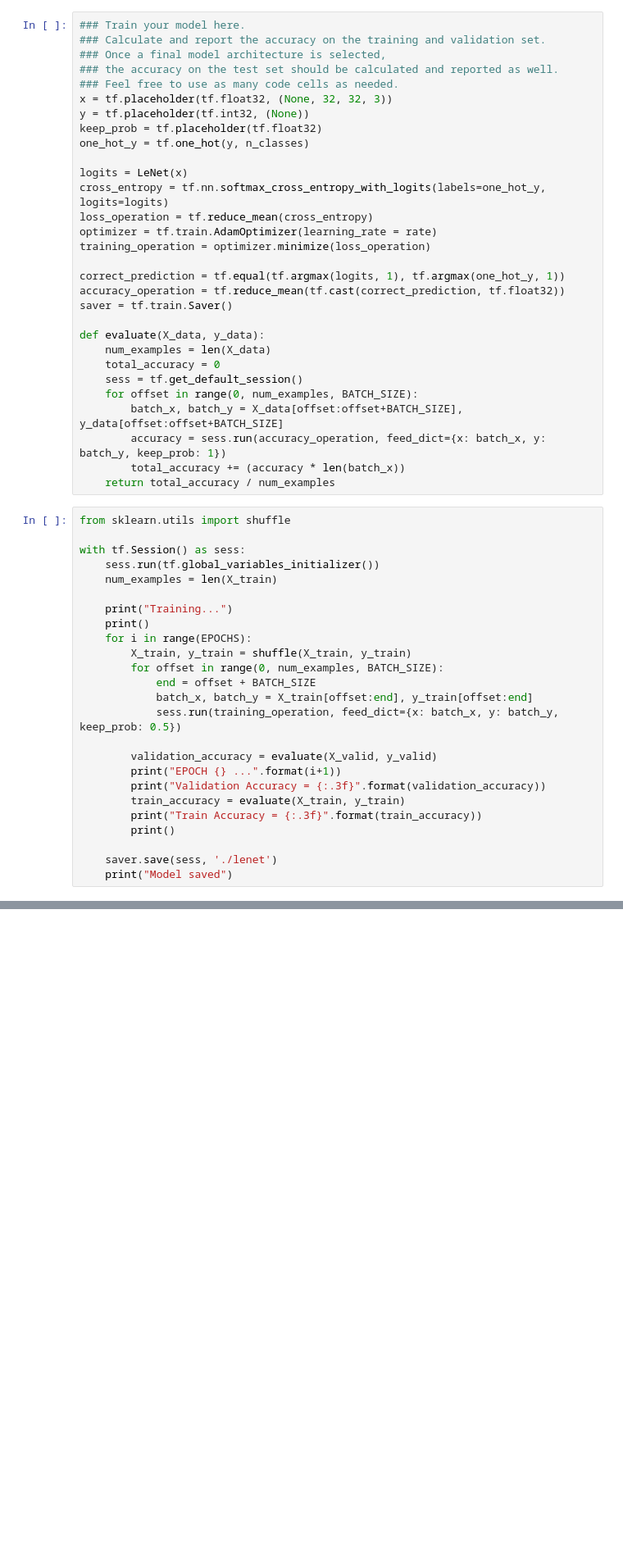
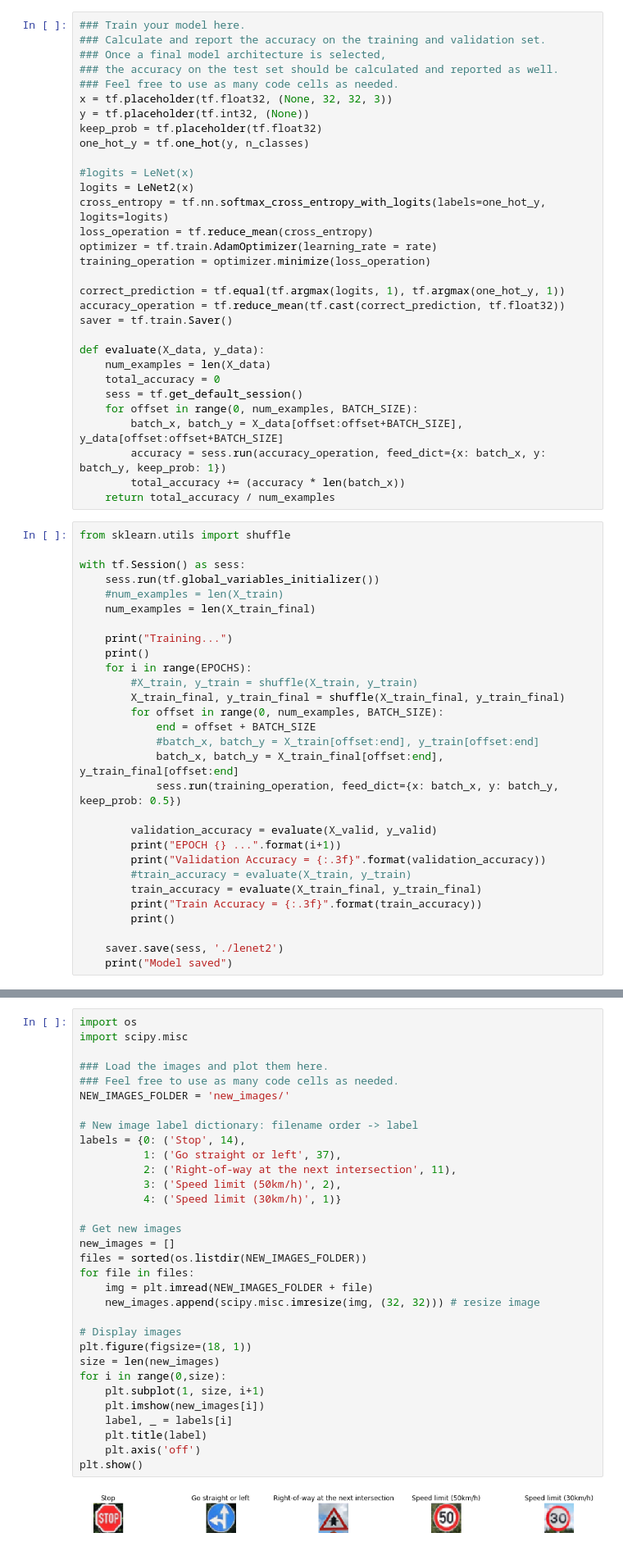
Before and after one commit to peiciwu/CarND-Traffic-Sign-Classifier-Project, a Jupyter notebook: Traffic_Sign_Classifier.ipynb, the cells around one changed output, grey strips where cells are left out. Shown at 82% size. Drawn from its saved outputs; the diff is of its cells as text; blank space fills up the shorter version.

```diff
--- a/Traffic_Sign_Classifier.ipynb
+++ b/Traffic_Sign_Classifier.ipynb
@@ -244,7 +387,8 @@ y = tf.placeholder(tf.int32, (None))
 keep_prob = tf.placeholder(tf.float32)
 one_hot_y = tf.one_hot(y, n_classes)
 
-logits = LeNet(x)
+#logits = LeNet(x)
+logits = LeNet2(x)
 cross_entropy = tf.nn.softmax_cross_entropy_with_logits(labels=one_hot_y, logits=logits)
 loss_operation = tf.reduce_mean(cross_entropy)
 optimizer = tf.train.AdamOptimizer(learning_rate = rate)
@@ -268,25 +412,29 @@ from sklearn.utils import shuffle
 
 with tf.Session() as sess:
     sess.run(tf.global_variables_initializer())
-    num_examples = len(X_train)
+    #num_examples = len(X_train)
+    num_examples = len(X_train_final)
 
     print("Training...")
     print()
     for i in range(EPOCHS):
-        X_train, y_train = shuffle(X_train, y_train)
+        #X_train, y_train = shuffle(X_train, y_train)
+        X_train_final, y_train_final = shuffle(X_train_final, y_train_final)
         for offset in range(0, num_examples, BATCH_SIZE):
             end = offset + BATCH_SIZE
-            batch_x, batch_y = X_train[offset:end], y_train[offset:end]
+            #batch_x, batch_y = X_train[offset:end], y_train[offset:end]
+            batch_x, batch_y = X_train_final[offset:end], y_train_final[offset:end]
             sess.run(training_operation, feed_dict={x: batch_x, y: batch_y, keep_prob: 0.5})
 
         validation_accuracy = evaluate(X_valid, y_valid)
         print("EPOCH {} ...".format(i+1))
         print("Validation Accuracy = {:.3f}".format(validation_accuracy))
-        train_accuracy = evaluate(X_train, y_train)
+        #train_accuracy = evaluate(X_train, y_train)
+        train_accuracy = evaluate(X_train_final, y_train_final)
         print("Train Accuracy = {:.3f}".format(train_accuracy))
         print()
 
-    saver.save(sess, './lenet')
+    saver.save(sess, './lenet2')
     print("Model saved")
 # %% [output]
 Training...
@@ -325,0 +475,34 @@ You may find `signnames.csv` useful as it contains mappings from the class id (i
+# %%
+import os
+import scipy.misc
+
+### Load the images and plot them here.
+### Feel free to use as many code cells as needed.
+NEW_IMAGES_FOLDER = 'new_images/'
+
+# New image label dictionary: filename order -> label
+labels = {0: ('Stop', 14),
+          1: ('Go straight or left', 37),
+          2: ('Right-of-way at the next intersection', 11),
+          3: ('Speed limit (50km/h)', 2),
+          4: ('Speed limit (30km/h)', 1)}
+
+# Get new images
+new_images = []
+files = sorted(os.listdir(NEW_IMAGES_FOLDER))
+for file in files:
+    img = plt.imread(NEW_IMAGES_FOLDER + file)
+    new_images.append(scipy.misc.imresize(img, (32, 32))) # resize image
+
+# Display images
+plt.figure(figsize=(18, 1))
+size = len(new_images)
+for i in range(0,size):
+    plt.subplot(1, size, i+1)
+    plt.imshow(new_images[i])
+    label, _ = labels[i]
+    plt.title(label)
+    plt.axis('off')
+plt.show()
+# %% [output]
+[figure, added]
```
Also changed, not shown: parts of 15 cells of this notebook, 3 other files.
